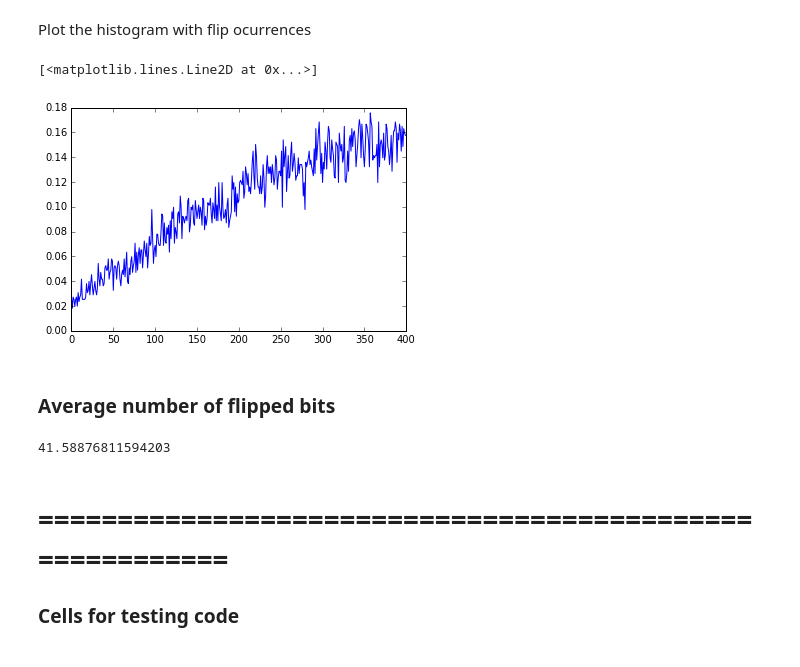
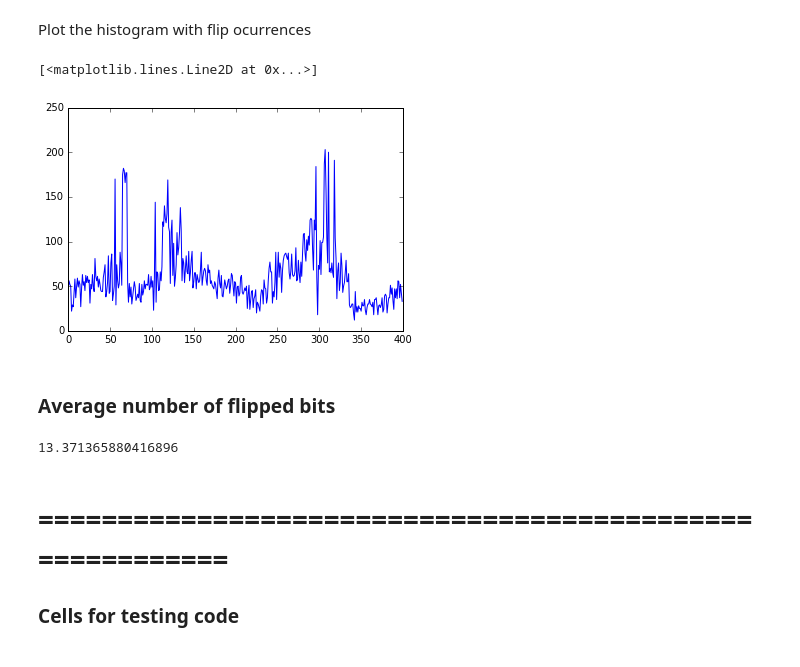
Before and after one commit to JuanCabre/aalborg_cooperation, a Jupyter notebook: fcs_failed_packet_inspection.ipynb, the cells around one changed output. Drawn from its saved outputs; the diff is of its cells as text; code cells hidden in the pictures.

Commit message:
New captures 54mbps 1 mw

```diff
--- a/fcs_failed_packet_inspection.ipynb
+++ b/fcs_failed_packet_inspection.ipynb
@@ -29,7 +68,8 @@ Populating the interactive namespace from numpy and matplotlib
 # cap = pyshark.FileCapture('test_capture.pcapng')
 # cap = pyshark.FileCapture('gvsp.pcapng')
 # cap = pyshark.FileCapture('bigger test.pcapng')
-cap = pyshark.FileCapture('test_for_weekend.pcapng')
+# cap = pyshark.FileCapture('test_for_weekend.pcapng')
+cap = pyshark.FileCapture('30-11-15_54mbps_1mw.pcapng')
 # %% [markdown]
 ### Filter the CRC broken packets
 # %%
@@ -110,16 +149,16 @@ for row in right_size_data:
 Plot the histogram with flip ocurrences
 # %%
 fig = plt.figure()
-plt.plot(range(len(flips_occurences)),flips_occurences / total_broken_pkts_true_length)
+plt.plot(range(len(flips_occurences)),flips_occurences)
 # %% [output]
 [<matplotlib.lines.Line2D at 0x...>]
-[figure, old version]
+[figure, new version]
 # %% [markdown]
 ### Average number of flipped bits
 # %%
 p_data[p_data['Right_Length'] == True]['Flipped_bits'].mean()
 # %% [output]
-41.58876811594203
+13.371365880416896
 # %% [markdown]
 # =========================================================
 ### Cells for testing code
```
Also changed, not shown: parts of 9 cells of this notebook, 2 other files.
